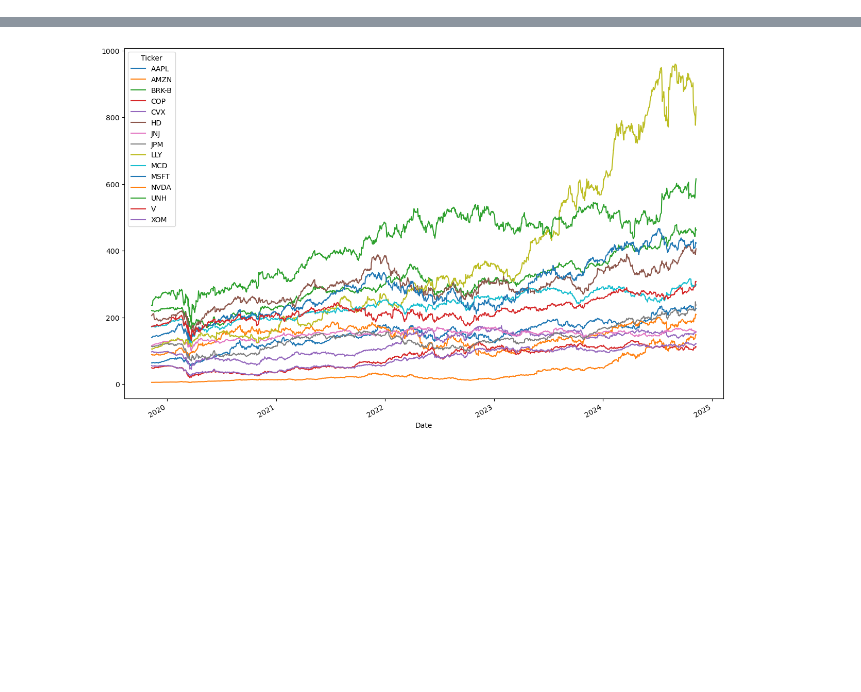
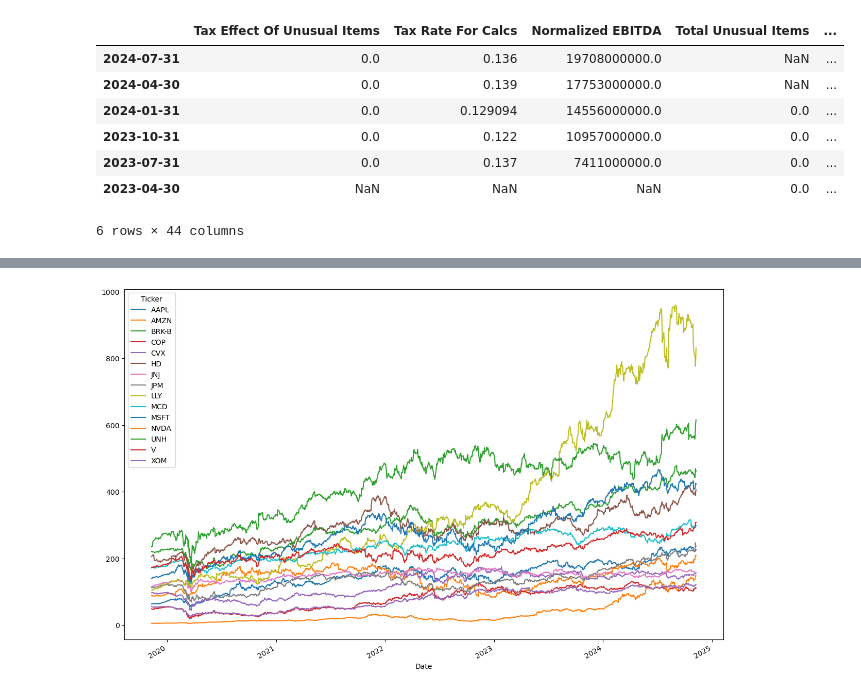
Before and after one commit to veenauppalapati/stock-market-analysis, a Jupyter notebook: stock-market-analysis.ipynb, the cells around one changed output, grey strips where cells are left out. Cells and saved outputs as stored; diff of their text form; code cells hidden in the pictures; blank space fills up the shorter version.

```diff
--- a/stock-market-analysis.ipynb
+++ b/stock-market-analysis.ipynb
@@ -80,0 +202,13 @@ for ticker in tickers:
+# %%
+income_data_by_time["Net Profit Margin"] = income_data_by_time["Net Income"] / income_data_by_time["Total Revenue"] *100
+
+income_data_by_time
+# %% [output]
+|  | Tax Effect Of Unusual Items | Tax Rate For Calcs | Normalized EBITDA | Total Unusual Items | ... |
+| 2024-07-31 | 0.0 | 0.136 | 19708000000.0 | NaN | ... |
+| 2024-04-30 | 0.0 | 0.139 | 17753000000.0 | NaN | ... |
+| 2024-01-31 | 0.0 | 0.129094 | 14556000000.0 | 0.0 | ... |
+| 2023-10-31 | 0.0 | 0.122 | 10957000000.0 | 0.0 | ... |
+| 2023-07-31 | 0.0 | 0.137 | 7411000000.0 | 0.0 | ... |
+| 2023-04-30 | NaN | NaN | NaN | 0.0 | ... |
+6 rows × 44 columns
```
Also changed, not shown: parts of 12 cells of this notebook, 1 other file.
